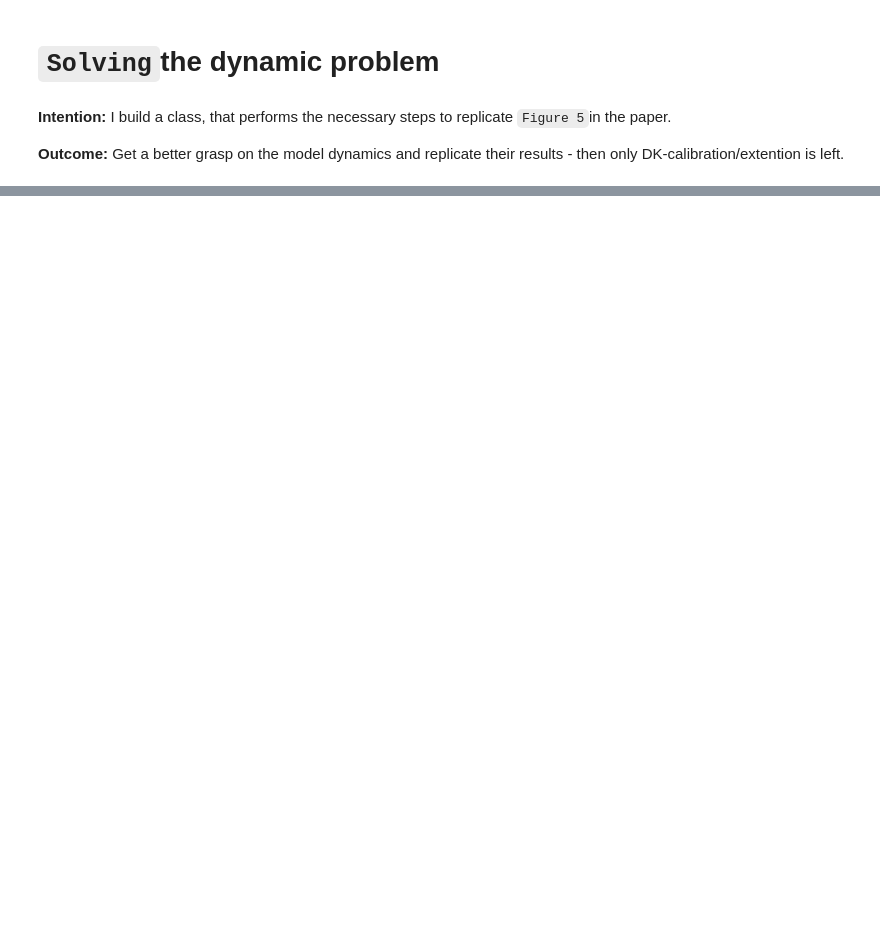
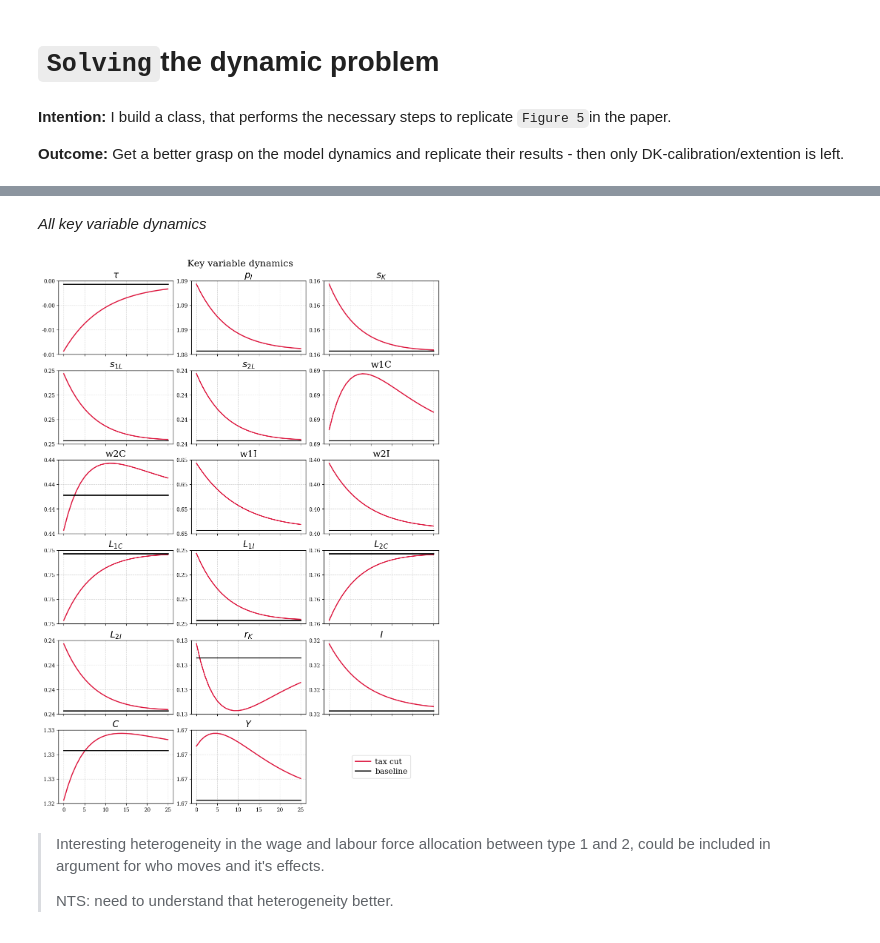
Before and after one commit to cfn368/ba_capinc, a Jupyter notebook: 2_dynamic_model.ipynb, the cells around one changed output, grey strips where cells are left out. Saved outputs shown, nothing was run; the diff lists cells and outputs as text; code cells hidden in the pictures; blank space fills up the shorter version.

Commit message:
deepdive into dynamics

```diff
--- a/2_dynamic_model.ipynb
+++ b/2_dynamic_model.ipynb
@@ -133,0 +84,78 @@ consider deleting the $q_T=q_{ss}$
+# %% [markdown]
+*All key variable dynamics*
+# %%
+# pack everything
+S1 = {**sim1, **ls1}
+S2 = {**sim2, **ls2}
+
+# choose/order keys (edit freely)
+keys = [
+    "tau",'pI',
+    "sK","s1","s2",
+    "w1C","w2C","w1I","w2I",
+    "L1C","L1I","L2C","L2I",
+    "rC_gross","I","C","Y"
+]
+
+T = min(len(S1[keys[0]]), len(S2[keys[0]]))
+h = np.arange(T)
+
+ncols = 3
+nrows = math.ceil(len(keys) / ncols)
+
+fig, axes = plt.subplots(
+    nrows, ncols,
+    figsize=(3.6*ncols, 2.5*nrows),
+    sharex=True,
+    constrained_layout=True
+)
+axes = np.atleast_1d(axes).ravel()
+fig.suptitle('Key variable dynamics')
+
+for i, k in enumerate(keys):
+    ax = axes[i]
+    ax.plot(h, np.asarray(S1[k])[:T], lw=2, color="crimson")
+    ax.plot(h, np.asarray(S2[k])[:T], lw=2, color="k")
+    ax.set_title(var_groups.model_var.get(k, k))
+    ax.grid(True, which="both", linestyle="--", alpha=0.5)
+
+for ax in axes:
+    ax.yaxis.set_major_locator(mticker.LinearLocator(4))
+    ax.yaxis.set_minor_locator(mticker.NullLocator())
+    ax.yaxis.set_major_formatter(mticker.FormatStrFormatter('%.2f'))
+    ax.tick_params(axis="y", labelsize=10)
+    ax.tick_params(axis="x", labelsize=10)
+
+
+# hide any unused panels
+for j in range(len(keys), len(axes)):
+    axes[j].set_axis_off()
+
+# one legend for the whole figure
+axes[0].plot([], [], lw=2, color="crimson", label="tax cut")
+axes[0].plot([], [], lw=2, color="k",  label="baseline")
+
+first_empty = len(keys)
+
+# 2) turn all unused axes off
+for j in range(first_empty, len(axes)):
+    axes[j].set_axis_off()
+
+# 3) use the first empty one to host the legend
+if first_empty < len(axes):
+    ax_leg = axes[first_empty]
+    ax_leg.set_axis_off()
+
+    # proxy handles (clean + independent of what's plotted)
+    h1 = plt.Line2D([0], [0], color="crimson", lw=2)
+    h2 = plt.Line2D([0], [0], color="k",  lw=2)
+
+    ax_leg.legend([h1, h2], ["tax cut", "baseline"], loc="center", frameon=True)
+
+plt.show()
+# %% [output]
+[figure, added]
+# %% [markdown]
+> Interesting heterogeneity in the wage and labour force allocation between type 1 and 2, could be included in argument for who moves and it's effects.
+>
+> NTS: need to understand that heterogeneity better.
```
Also changed, not shown: parts of 11 cells of this notebook, 6 other files.
